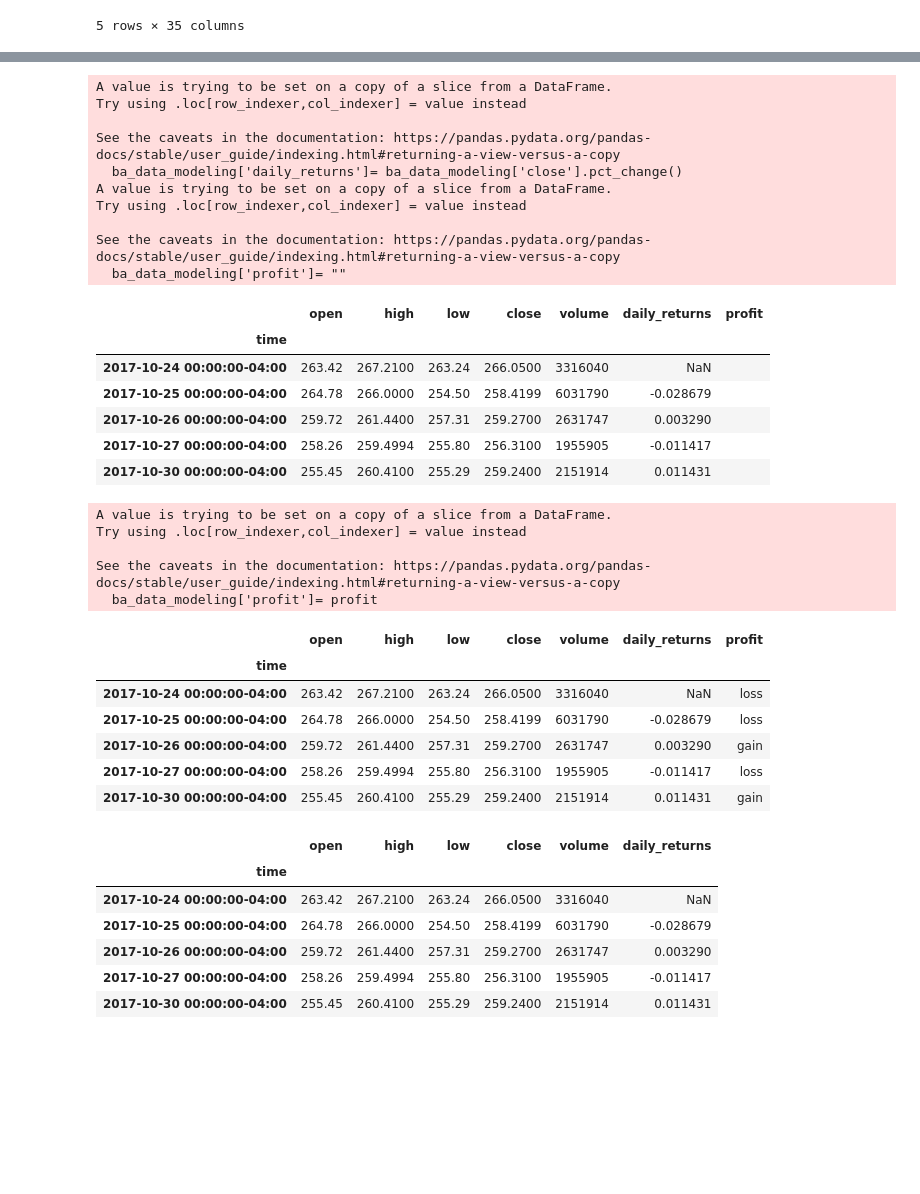
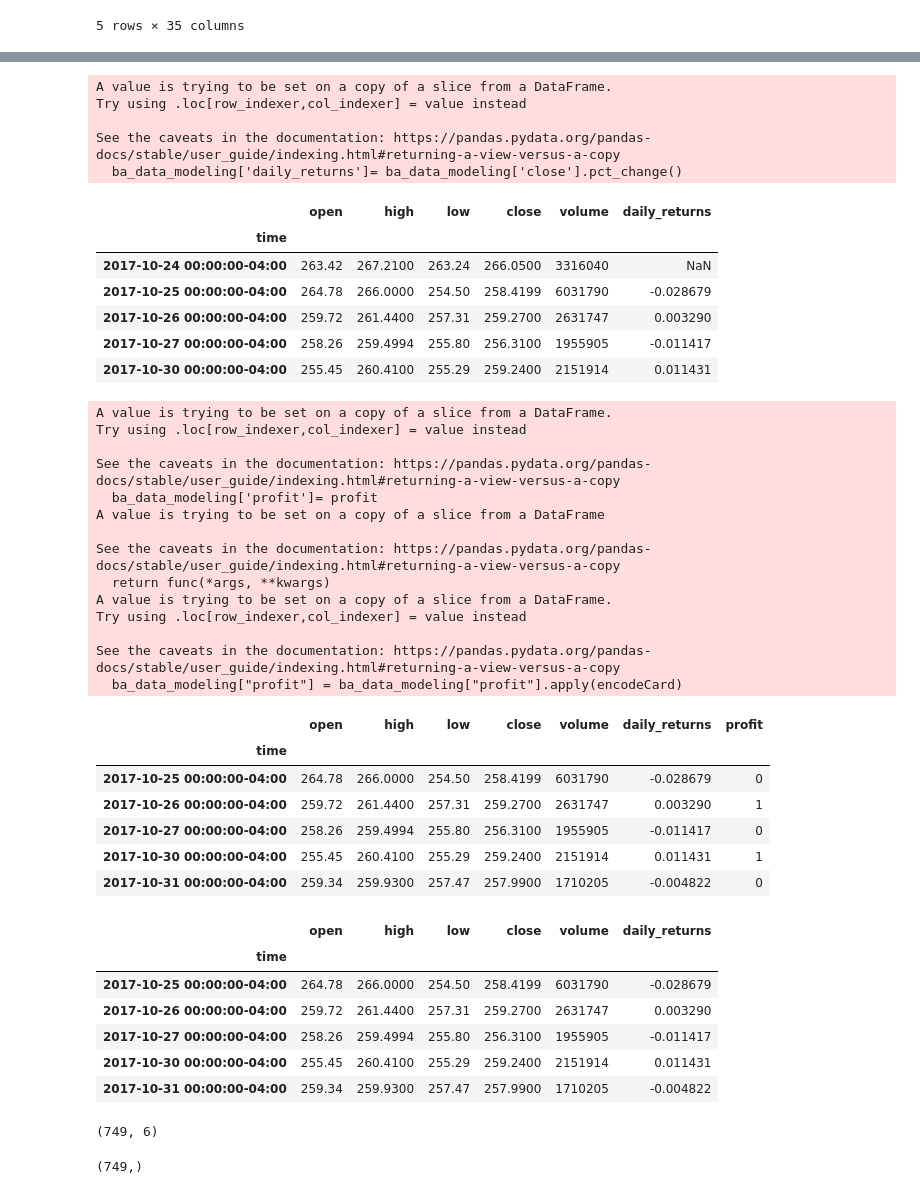
Before and after one commit to toniahurst/project_2, a Jupyter notebook: data_collection_db.ipynb, the cells around one changed output, grey strips where cells are left out. Cells and saved outputs as stored; diff of their text form; code cells hidden in the pictures; blank space fills up the shorter version.

```diff
--- a/data_collection_db.ipynb
+++ b/data_collection_db.ipynb
@@ -417,0 +422,6 @@ zero_risk_df = pd.read_json('zero_risk_portfolio.json', orient='columns')
+# %%
+new_col = []
+for x in list(zero_risk_df.columns):
+    a = list(x.split("'"))
+    new_col.append([a[1], a[3]])
+#zero_risk_df2.pd.MultiIndex.product()
@@ -424,7 +452,6 @@ import tensorflow as tf
 # %%
 ba_data_modeling = ba_data['BA']
 ba_data_modeling['daily_returns']= ba_data_modeling['close'].pct_change()
-ba_data_modeling['profit']= ""
 ba_data_modeling.head()
 # %% [output]
 A value is trying to be set on a copy of a slice from a DataFrame.
@@ -432,40 +459,53 @@ Try using .loc[row_indexer,col_indexer] = value instead
 
 See the caveats in the documentation: https://pandas.pydata.org/pandas-docs/stable/user_guide/indexing.html#returning-a-view-versus-a-copy
   ba_data_modeling['daily_returns']= ba_data_modeling['close'].pct_change()
-A value is trying to be set on a copy of a slice from a DataFrame.
-Try using .loc[row_indexer,col_indexer] = value instead
-
-See the caveats in the documentation: https://pandas.pydata.org/pandas-docs/stable/user_guide/indexing.html#returning-a-view-versus-a-copy
-  ba_data_modeling['profit']= ""
-|  | open | high | low | close | volume | daily_returns | profit |
-| time |  |  |  |  |  |  |  |
-| 2017-10-24 00:00:00-04:00 | 263.42 | 267.2100 | 263.24 | 266.0500 | 3316040 | NaN |  |
-| 2017-10-25 00:00:00-04:00 | 264.78 | 266.0000 | 254.50 | 258.4199 | 6031790 | -0.028679 |  |
-| 2017-10-26 00:00:00-04:00 | 259.72 | 261.4400 | 257.31 | 259.2700 | 2631747 | 0.003290 |  |
-| 2017-10-27 00:00:00-04:00 | 258.26 | 259.4994 | 255.80 | 256.3100 | 1955905 | -0.011417 |  |
-| 2017-10-30 00:00:00-04:00 | 255.45 | 260.4100 | 255.29 | 259.2400 | 2151914 | 0.011431 |  |
+|  | open | high | low | close | volume | daily_returns |
+| time |  |  |  |  |  |  |
+| 2017-10-24 00:00:00-04:00 | 263.42 | 267.2100 | 263.24 | 266.0500 | 3316040 | NaN |
+| 2017-10-25 00:00:00-04:00 | 264.78 | 266.0000 | 254.50 | 258.4199 | 6031790 | -0.028679 |
+| 2017-10-26 00:00:00-04:00 | 259.72 | 261.4400 | 257.31 | 259.2700 | 2631747 | 0.003290 |
+| 2017-10-27 00:00:00-04:00 | 258.26 | 259.4994 | 255.80 | 256.3100 | 1955905 | -0.011417 |
+| 2017-10-30 00:00:00-04:00 | 255.45 | 260.4100 | 255.29 | 259.2400 | 2151914 | 0.011431 |
 # %%
 profit =[]
 for x in ba_data_modeling['daily_returns']:
     if x > 0:
         profit.append('gain')
     else:
         profit.append('loss')
 ba_data_modeling['profit']= profit
+ba_data_modeling.dropna(inplace=True)
+def encodeCard(df):
+    if df.lower() == "gain":
+        return 1
+    else:
+        return 0
+
+
+ba_data_modeling["profit"] = ba_data_modeling["profit"].apply(encodeCard)
 ba_data_modeling.head()
 # %% [output]
 A value is trying to be set on a copy of a slice from a DataFrame.
 Try using .loc[row_indexer,col_indexer] = value instead
 
 See the caveats in the documentation: https://pandas.pydata.org/pandas-docs/stable/user_guide/indexing.html#returning-a-view-versus-a-copy
   ba_data_modeling['profit']= profit
+A value is trying to be set on a copy of a slice from a DataFrame
+
+See the caveats in the documentation: https://pandas.pydata.org/pandas-docs/stable/user_guide/indexing.html#returning-a-view-versus-a-copy
+  return func(*args, **kwargs)
+A value is trying to be set on a copy of a slice from a DataFrame.
+Try using .loc[row_indexer,col_indexer] = value instead
+
+See the caveats in the documentation: https://pandas.pydata.org/pandas-docs/stable/user_guide/indexing.html#returning-a-view-versus-a-copy
+  ba_data_modeling["profit"] = ba_data_modeling["profit"].apply(encodeCard)
 |  | open | high | low | close | volume | daily_returns | profit |
 | time |  |  |  |  |  |  |  |
-| 2017-10-24 00:00:00-04:00 | 263.42 | 267.2100 | 263.24 | 266.0500 | 3316040 | NaN | loss |
-| 2017-10-25 00:00:00-04:00 | 264.78 | 266.0000 | 254.50 | 258.4199 | 6031790 | -0.028679 | loss |
-| 2017-10-26 00:00:00-04:00 | 259.72 | 261.4400 | 257.31 | 259.2700 | 2631747 | 0.003290 | gain |
-| 2017-10-27 00:00:00-04:00 | 258.26 | 259.4994 | 255.80 | 256.3100 | 1955905 | -0.011417 | loss |
-| 2017-10-30 00:00:00-04:00 | 255.45 | 260.4100 | 255.29 | 259.2400 | 2151914 | 0.011431 | gain |
+| 2017-10-25 00:00:00-04:00 | 264.78 | 266.0000 | 254.50 | 258.4199 | 6031790 | -0.028679 | 0 |
+| 2017-10-26 00:00:00-04:00 | 259.72 | 261.4400 | 257.31 | 259.2700 | 2631747 | 0.003290 | 1 |
+| 2017-10-27 00:00:00-04:00 | 258.26 | 259.4994 | 255.80 | 256.3100 | 1955905 | -0.011417 | 0 |
+| 2017-10-30 00:00:00-04:00 | 255.45 | 260.4100 | 255.29 | 259.2400 | 2151914 | 0.011431 | 1 |
+| 2017-10-31 00:00:00-04:00 | 259.34 | 259.9300 | 257.47 | 257.9900 | 1710205 | -0.004822 | 0 |
 # %%
 # enc_ba = pd.get_dummies(ba_data_modeling)
 y= ba_data_modeling['profit']
@@ -475,11 +515,11 @@ X.head()
 # %% [output]
 |  | open | high | low | close | volume | daily_returns |
 | time |  |  |  |  |  |  |
-| 2017-10-24 00:00:00-04:00 | 263.42 | 267.2100 | 263.24 | 266.0500 | 3316040 | NaN |
 | 2017-10-25 00:00:00-04:00 | 264.78 | 266.0000 | 254.50 | 258.4199 | 6031790 | -0.028679 |
 | 2017-10-26 00:00:00-04:00 | 259.72 | 261.4400 | 257.31 | 259.2700 | 2631747 | 0.003290 |
 | 2017-10-27 00:00:00-04:00 | 258.26 | 259.4994 | 255.80 | 256.3100 | 1955905 | -0.011417 |
 | 2017-10-30 00:00:00-04:00 | 255.45 | 260.4100 | 255.29 | 259.2400 | 2151914 | 0.011431 |
+| 2017-10-31 00:00:00-04:00 | 259.34 | 259.9300 | 257.47 | 257.9900 | 1710205 | -0.004822 |
 # %%
 X_train, X_test, y_train, y_test = train_test_split(X, y, random_state=1)
 scaler = StandardScaler()
@@ -487,6 +527,12 @@ X_scaler = scaler.fit(X_train)
 # %%
 X_train_scaled = X_scaler.transform(X_train)
 X_test_scaled = X_scaler.transform(X_test)
+# %%
+display(X_train_scaled.shape)
+display(y_train.shape)
+# %% [output]
+(749, 6)
+(749,)
 # %%
 neuron = Sequential()
 # %%
```
Also changed, not shown: parts of 30 cells of this notebook, 3 other files.
